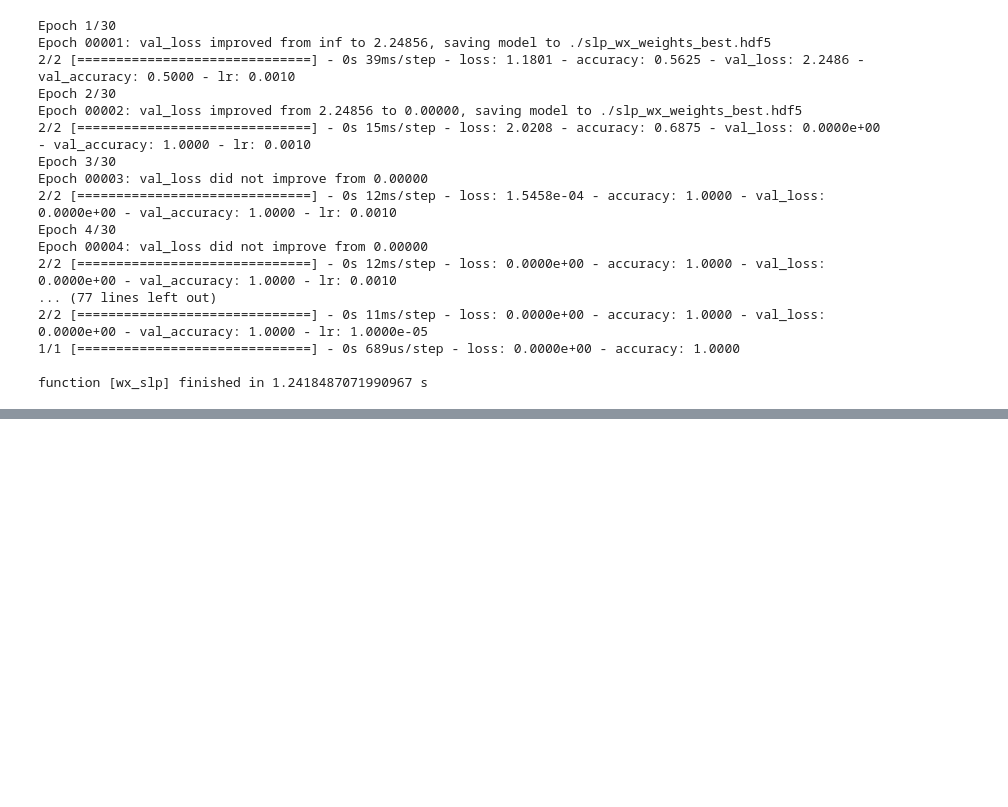
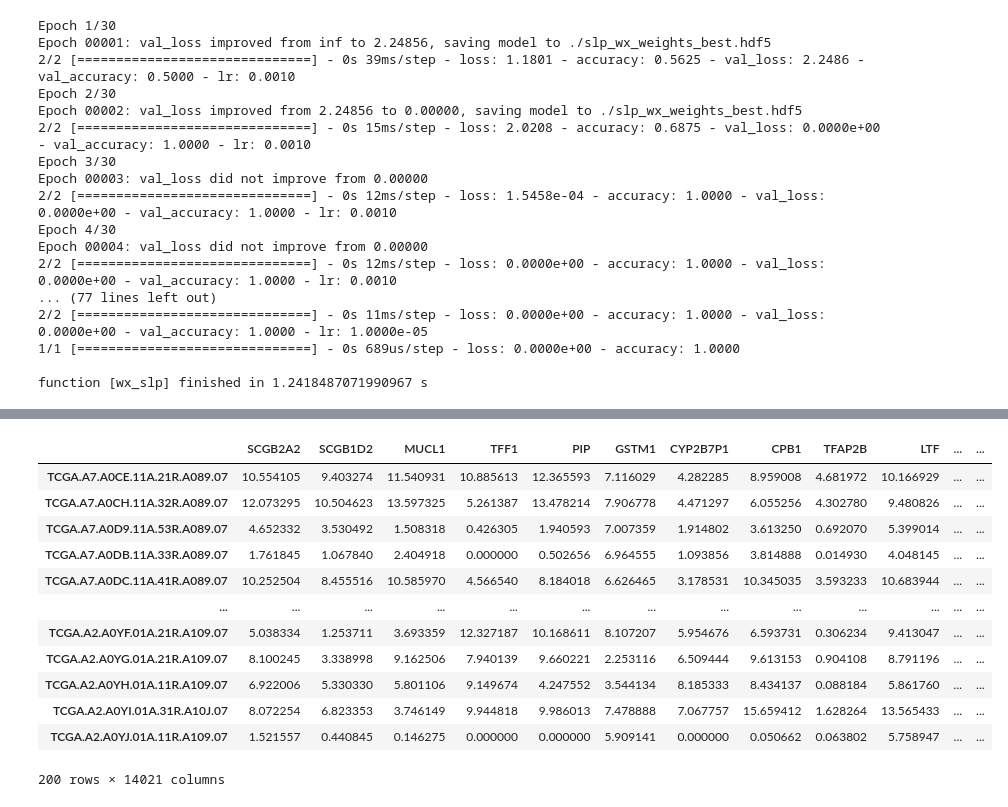
Before and after one commit to colombelli/bioinformatics-ml, a Jupyter notebook: Experiments/feature-selection/wx-algorithm.ipynb, the cells around one changed output, grey strips where cells are left out. Drawn from its saved outputs; the diff is of its cells as text; code cells hidden in the pictures; blank space fills up the shorter version.

```diff
--- a/Experiments/feature-selection/wx-algorithm.ipynb
+++ b/Experiments/feature-selection/wx-algorithm.ipynb
@@ -239,0 +244,30 @@ function [wx_slp] finished in 1.2418487071990967 s
+# %%
+
+def load_RDS(file_path):
+
+    read_RDS = robjects.r['readRDS']
+    return read_RDS(file_path)
+
+
+
+def load_csv(file_path):
+    return pd.read_csv(file_path, index_col=0)
+
+
+
+def pandas_to_r(df):
+
+    with localconverter(robjects.default_converter + pandas2ri.converter):
+        r_from_pandas_df = robjects.conversion.py2rpy(df)
+    return r_from_pandas_df
+
+
+
+def r_to_pandas(df):
+    with localconverter(robjects.default_converter + pandas2ri.converter):
+            pandas_from_r_df = robjects.conversion.rpy2py(df)
+    return pandas_from_r_df
+# %%
+main = r_to_pandas(load_RDS("/home/colombelli/Documents/datasets/research/brca.rds"))
+# %%
+df = main[0:200]
@@ -239,0 +317,16 @@ function [wx_slp] finished in 1.2418487071990967 s
+# %%
+df.iloc[:, 0:-1]
+# %% [output]
+|  | SCGB2A2 | SCGB1D2 | MUCL1 | TFF1 | PIP | GSTM1 | CYP2B7P1 | CPB1 | TFAP2B | LTF | ... | ... |
+| TCGA.A7.A0CE.11A.21R.A089.07 | 10.554105 | 9.403274 | 11.540931 | 10.885613 | 12.365593 | 7.116029 | 4.282285 | 8.959008 | 4.681972 | 10.166929 | ... | ... |
+| TCGA.A7.A0CH.11A.32R.A089.07 | 12.073295 | 10.504623 | 13.597325 | 5.261387 | 13.478214 | 7.906778 | 4.471297 | 6.055256 | 4.302780 | 9.480826 | ... | ... |
+| TCGA.A7.A0D9.11A.53R.A089.07 | 4.652332 | 3.530492 | 1.508318 | 0.426305 | 1.940593 | 7.007359 | 1.914802 | 3.613250 | 0.692070 | 5.399014 | ... | ... |
+| TCGA.A7.A0DB.11A.33R.A089.07 | 1.761845 | 1.067840 | 2.404918 | 0.000000 | 0.502656 | 6.964555 | 1.093856 | 3.814888 | 0.014930 | 4.048145 | ... | ... |
+| TCGA.A7.A0DC.11A.41R.A089.07 | 10.252504 | 8.455516 | 10.585970 | 4.566540 | 8.184018 | 6.626465 | 3.178531 | 10.345035 | 3.593233 | 10.683944 | ... | ... |
+| ... | ... | ... | ... | ... | ... | ... | ... | ... | ... | ... | ... | ... |
+| TCGA.A2.A0YF.01A.21R.A109.07 | 5.038334 | 1.253711 | 3.693359 | 12.327187 | 10.168611 | 8.107207 | 5.954676 | 6.593731 | 0.306234 | 9.413047 | ... | ... |
+| TCGA.A2.A0YG.01A.21R.A109.07 | 8.100245 | 3.338998 | 9.162506 | 7.940139 | 9.660221 | 2.253116 | 6.509444 | 9.613153 | 0.904108 | 8.791196 | ... | ... |
+| TCGA.A2.A0YH.01A.11R.A109.07 | 6.922006 | 5.330330 | 5.801106 | 9.149674 | 4.247552 | 3.544134 | 8.185333 | 8.434137 | 0.088184 | 5.861760 | ... | ... |
+| TCGA.A2.A0YI.01A.31R.A10J.07 | 8.072254 | 6.823353 | 3.746149 | 9.944818 | 9.986013 | 7.478888 | 7.067757 | 15.659412 | 1.628264 | 13.565433 | ... | ... |
+| TCGA.A2.A0YJ.01A.11R.A109.07 | 1.521557 | 0.440845 | 0.146275 | 0.000000 | 0.000000 | 5.909141 | 0.000000 | 0.050662 | 0.063802 | 5.758947 | ... | ... |
+200 rows × 14021 columns
```
Also changed, not shown: parts of 11 cells of this notebook, 1 other file.
